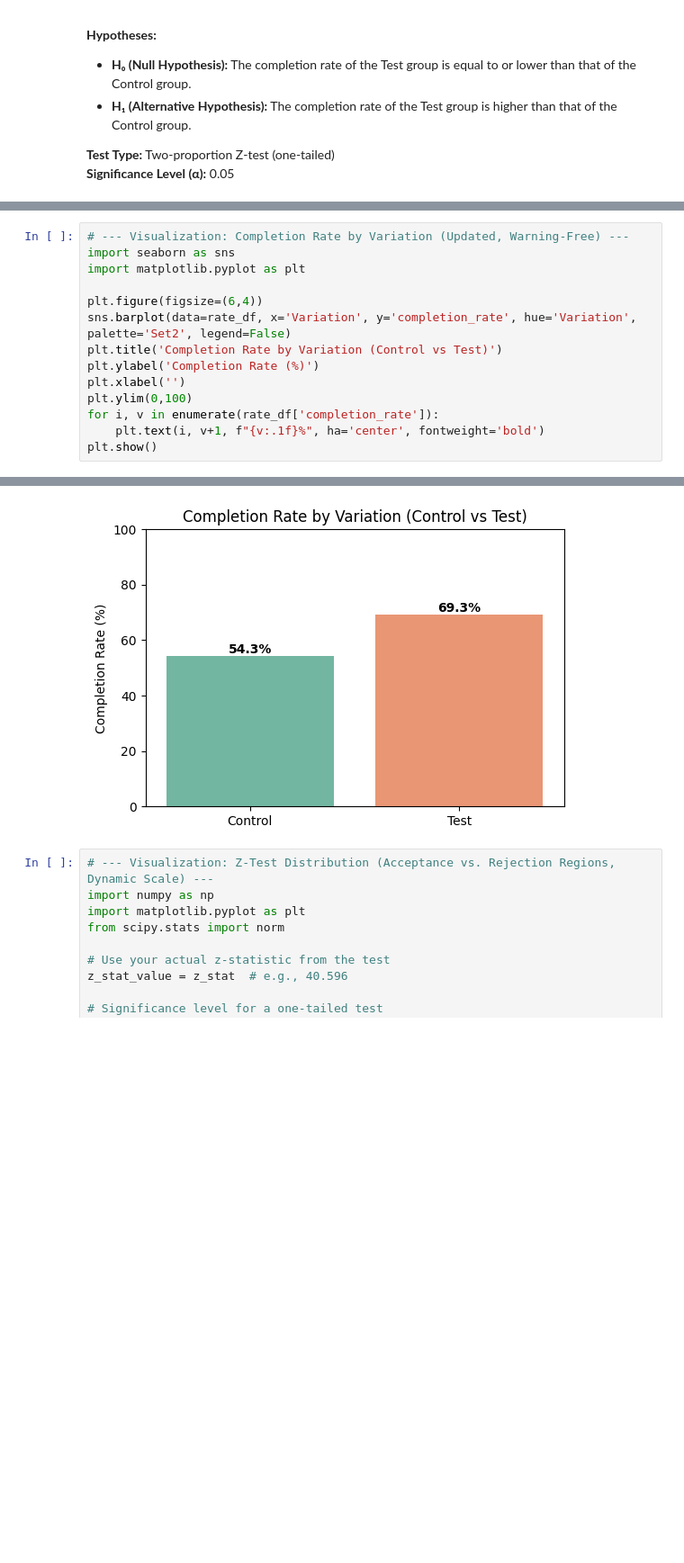
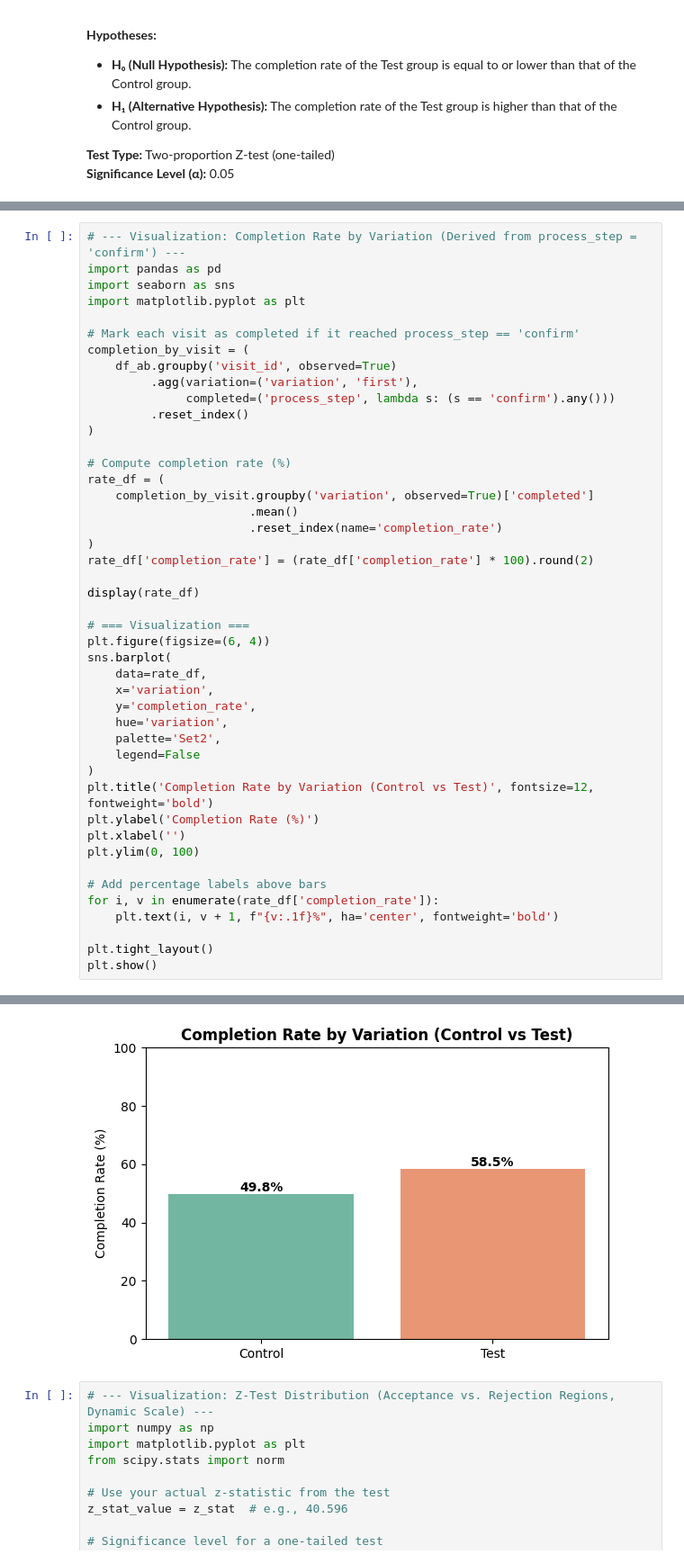
Before and after one commit to KmkGska/vanguard-ab-test, a Jupyter notebook: notebooks/Individuall_notebooks/Day_4_5_irma.ipynb, the cells around one changed output, grey strips where cells are left out. Shown at 90% size. Cells and saved outputs as stored; diff of their text form; blank space fills up the shorter version.

```diff
--- a/notebooks/Individuall_notebooks/Day_4_5_irma.ipynb
+++ b/notebooks/Individuall_notebooks/Day_4_5_irma.ipynb
@@ -166,15 +166,46 @@ Observed difference: 15.02%
 # %%
-# --- Visualization: Completion Rate by Variation (Updated, Warning-Free) ---
+# --- Visualization: Completion Rate by Variation (Derived from process_step = 'confirm') ---
+import pandas as pd
 import seaborn as sns
 import matplotlib.pyplot as plt
 
-plt.figure(figsize=(6,4))
-sns.barplot(data=rate_df, x='Variation', y='completion_rate', hue='Variation', palette='Set2', legend=False)
-plt.title('Completion Rate by Variation (Control vs Test)')
+# Mark each visit as completed if it reached process_step == 'confirm'
+completion_by_visit = (
+    df_ab.groupby('visit_id', observed=True)
+         .agg(variation=('variation', 'first'),
+              completed=('process_step', lambda s: (s == 'confirm').any()))
+         .reset_index()
+)
+
+# Compute completion rate (%)
+rate_df = (
+    completion_by_visit.groupby('variation', observed=True)['completed']
+                       .mean()
+                       .reset_index(name='completion_rate')
+)
+rate_df['completion_rate'] = (rate_df['completion_rate'] * 100).round(2)
+
+display(rate_df)
+
+# === Visualization ===
+plt.figure(figsize=(6, 4))
+sns.barplot(
+    data=rate_df,
+    x='variation',
+    y='completion_rate',
+    hue='variation',
+    palette='Set2',
+    legend=False
+)
+plt.title('Completion Rate by Variation (Control vs Test)', fontsize=12, fontweight='bold')
 plt.ylabel('Completion Rate (%)')
 plt.xlabel('')
-plt.ylim(0,100)
+plt.ylim(0, 100)
+
+# Add percentage labels above bars
 for i, v in enumerate(rate_df['completion_rate']):
-    plt.text(i, v+1, f"{v:.1f}%", ha='center', fontweight='bold')
+    plt.text(i, v + 1, f"{v:.1f}%", ha='center', fontweight='bold')
+
+plt.tight_layout()
 plt.show()
 # %% [output]
@@ -181,4 +215,4 @@ plt.show()
-[figure, old version]
+[figure, new version]
 # %%
 # --- Visualization: Z-Test Distribution (Acceptance vs. Rejection Regions, Dynamic Scale) ---
 import numpy as np
```
Also changed, not shown: parts of 12 cells of this notebook, 4 other files.
